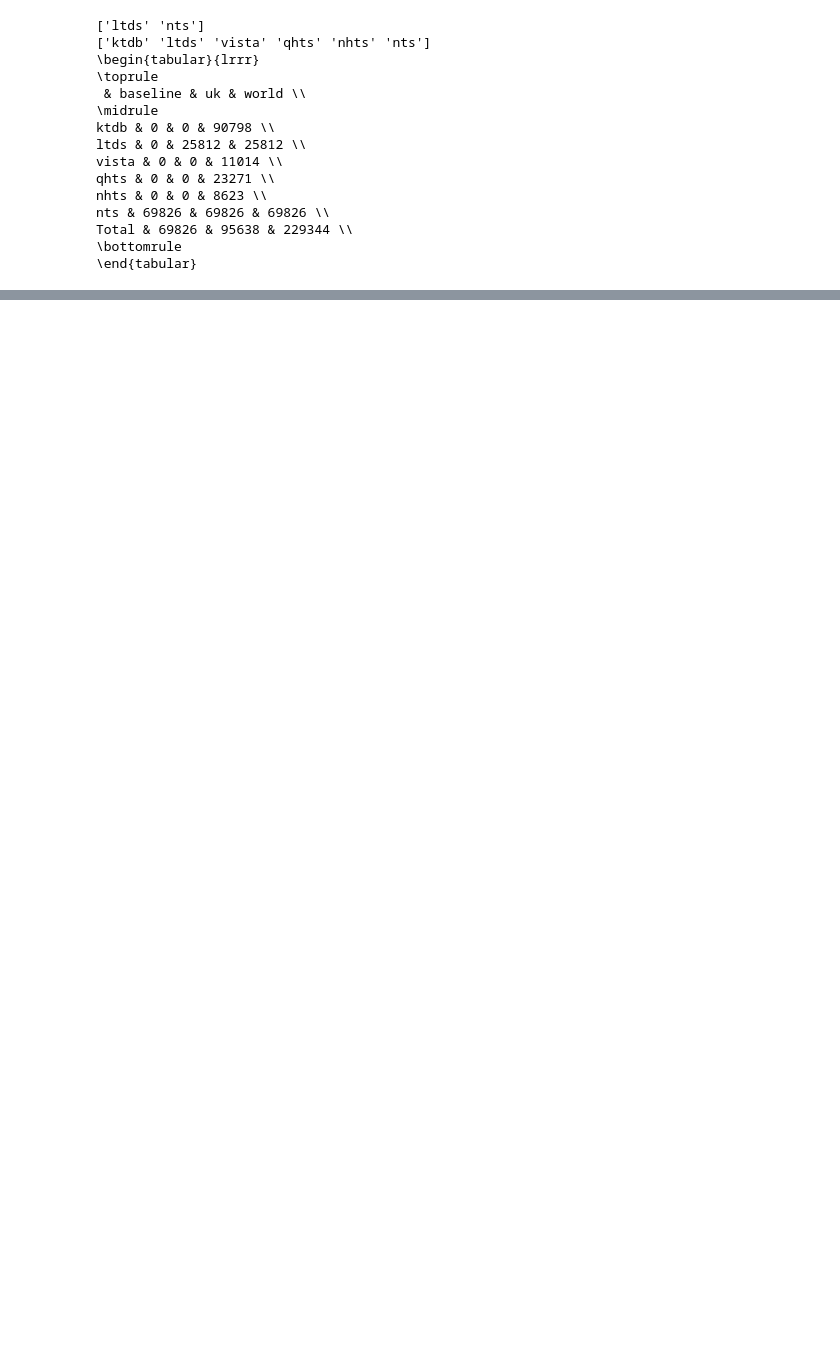
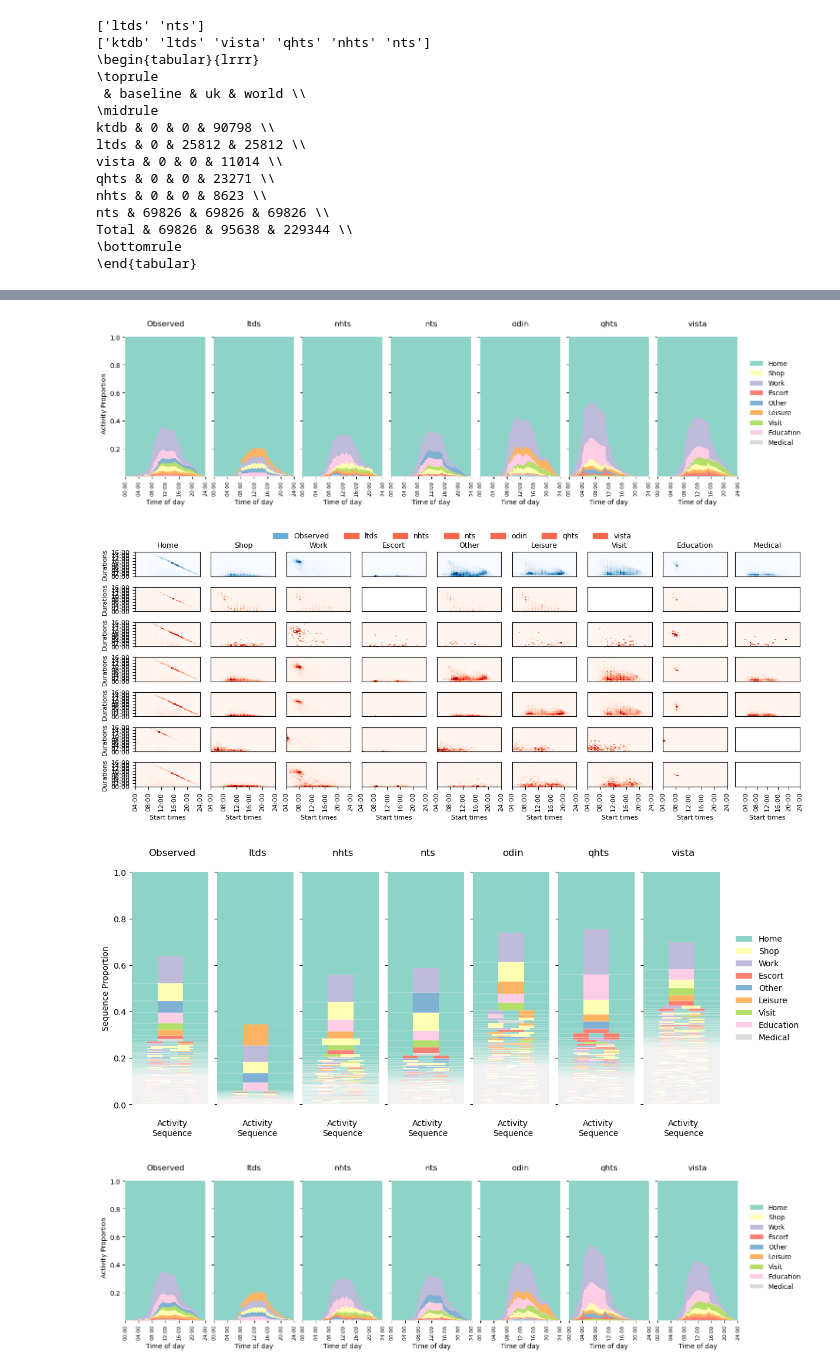
Before and after one commit to big-ucl/caveat, a Jupyter notebook: configs/foundation2/analysisB.ipynb, the cells around one changed output, grey strips where cells are left out. Drawn from its saved outputs; the diff is of its cells as text; code cells hidden in the pictures; blank space fills up the shorter version.

```diff
--- a/configs/foundation2/analysisB.ipynb
+++ b/configs/foundation2/analysisB.ipynb
@@ -268,0 +283,23 @@ _ = plot_b(schedules, attributes, target_schedules, target_attributes)
+# %%
+western_data_root = Path("../../../foundata/output/western_2023")
+western_target_schedules = pd.read_csv(western_data_root / "activities.csv")
+western_target_attributes = pd.read_csv(
+    western_data_root / "binned_attributes.csv"
+)
+
+splits = split_on(
+    western_target_schedules, western_target_attributes, by="source"
+)
+# %%
+from acteval.describe.frequency import frequency_plots
+from acteval.describe.times import joint_time_distributions_plot
+from acteval.describe.transitions import sequence_prob_plot
+
+joint_time_distributions_plot(observed=western_target_schedules, ys=splits)
+sequence_prob_plot(observed=western_target_schedules, ys=splits)
+frequency_plots(observed=western_target_schedules, ys=splits)
+# %% [output]
+[figure, added]
+[figure, added]
+[figure, added]
+[figure, added]
```
Also changed, not shown: parts of 8 cells of this notebook, 11 other files.
